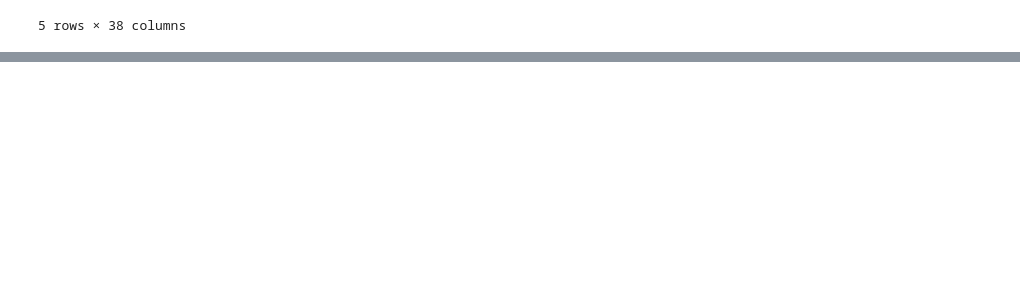
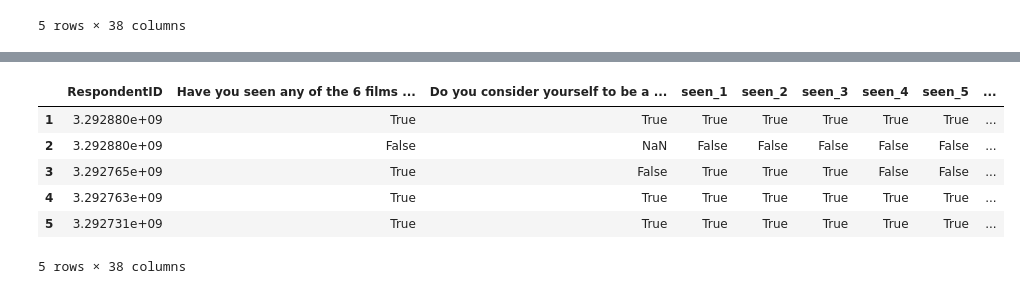
Before and after one commit to Vino16491/GuidedProjectStarWars, a Jupyter notebook: Guided Project Star Wars Survey.ipynb, the cells around one changed output, grey strips where cells are left out. Saved outputs shown, nothing was run; the diff lists cells and outputs as text; code cells hidden in the pictures; blank space fills up the shorter version.

```diff
--- a/Guided Project Star Wars Survey.ipynb
+++ b/Guided Project Star Wars Survey.ipynb
@@ -102,0 +220,36 @@ star_wars.head(5)
+# %%
+# Converting each column to only contains the values true and false
+
+import numpy as np
+movie_mapping = {
+    "Star Wars: Episode I  The Phantom Menace": True,
+    np.nan: False,
+    "Star Wars: Episode II  Attack of the Clones": True,
+    "Star Wars: Episode III  Revenge of the Sith": True,
+    "Star Wars: Episode IV  A New Hope": True,
+    "Star Wars: Episode V The Empire Strikes Back": True,
+    "Star Wars: Episode VI Return of the Jedi": True
+}
+
+for col in star_wars.columns[3:9]:
+    star_wars[col] = star_wars[col].map(movie_mapping)
+# %%
+# Renaming each column for inituitive names
+star_wars = star_wars.rename(columns={
+        "Which of the following Star Wars films have you seen? Please select all that apply.": "seen_1",
+        "Unnamed: 4": "seen_2",
+        "Unnamed: 5": "seen_3",
+        "Unnamed: 6": "seen_4",
+        "Unnamed: 7": "seen_5",
+        "Unnamed: 8": "seen_6"
+        })
+
+star_wars.head()
+# %% [output]
+|  | RespondentID | Have you seen any of the 6 films ... | Do you consider yourself to be a ... | seen_1 | seen_2 | seen_3 | seen_4 | seen_5 | ... |
+| 1 | 3.292880e+09 | True | True | True | True | True | True | True | ... |
+| 2 | 3.292880e+09 | False | NaN | False | False | False | False | False | ... |
+| 3 | 3.292765e+09 | True | False | True | True | True | False | False | ... |
+| 4 | 3.292763e+09 | True | True | True | True | True | True | True | ... |
+| 5 | 3.292731e+09 | True | True | True | True | True | True | True | ... |
+5 rows × 38 columns
```
Also changed, not shown: parts of 28 cells of this notebook.
